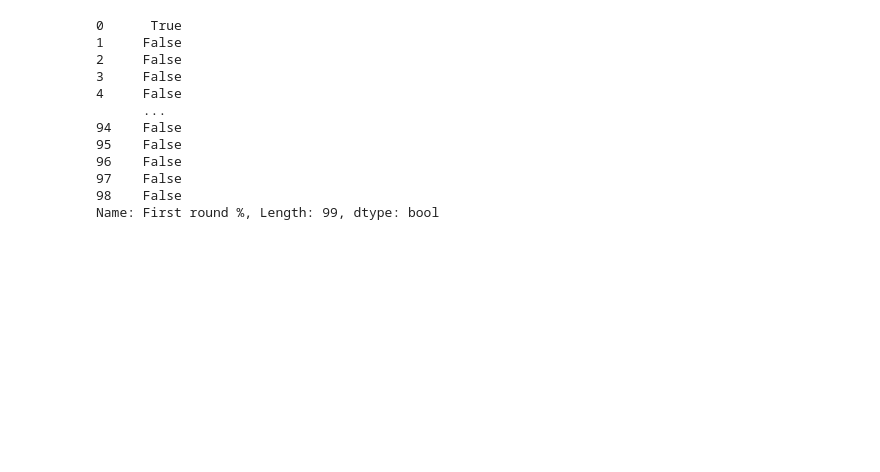
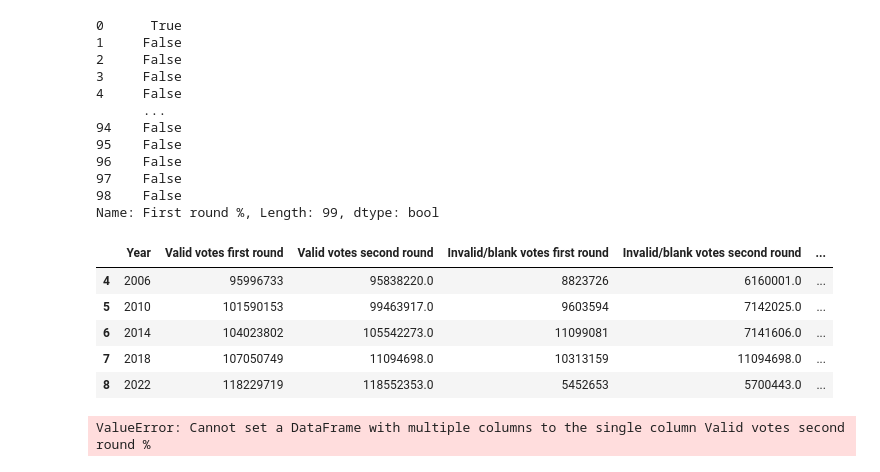
Before and after one commit to guilhermelaviola/BrazilianPresidentialElections, a Jupyter notebook: BrazilianPresidentialElections.ipynb, the cells around one changed output. Cells and saved outputs as stored; diff of their text form; code cells hidden in the pictures; blank space fills up the shorter version.

Commit message:
I added a function.

```diff
--- a/BrazilianPresidentialElections.ipynb
+++ b/BrazilianPresidentialElections.ipynb
@@ -91,3 +91,39 @@ print(greatest_results)
 97    False
 98    False
 Name: First round %, Length: 99, dtype: bool
+# %%
+# Analysing valid/invalid votes (first round):
+def valid_votes_1st_percentage(row):
+  valid_votes_1st = row['Valid votes first round']
+  invalid_votes_1st = row['Invalid/blank votes first round']
+  registered_voters = row['Registered voters/turnout']
+
+  result = (valid_votes_1st / registered_voters) * 100
+
+  return result
+
+# Applying the function above on a column of the dataset and generating a new column as result:
+voters['Valid votes first round %'] = voters.apply(valid_votes_1st_percentage, axis=1)
+voters.tail()
+# %% [output]
+|  | Year | Valid votes first round | Valid votes second round | Invalid/blank votes first round | Invalid/blank votes second round | ... |
+| 4 | 2006 | 95996733 | 95838220.0 | 8823726 | 6160001.0 | ... |
+| 5 | 2010 | 101590153 | 99463917.0 | 9603594 | 7142025.0 | ... |
+| 6 | 2014 | 104023802 | 105542273.0 | 11099081 | 7141606.0 | ... |
+| 7 | 2018 | 107050749 | 11094698.0 | 10313159 | 11094698.0 | ... |
+| 8 | 2022 | 118229719 | 118552353.0 | 5452653 | 5700443.0 | ... |
+# %%
+def valid_votes_2nd_percentage(row):
+  valid_votes_2nd = row['Valid votes second round']
+  invalid_votes_2nd = row['Invalid/blank votes second round']
+  registered_voters = voters['Registered voters/turnout']
+
+  result = (valid_votes_2nd / registered_voters) * 100
+
+  return result
+
+# Applying the function above on a column of the dataset and generating a new column as result:
+voters['Valid votes second round %'] = voters.apply(valid_votes_2nd_percentage, axis=1)
+voters.tail()
+# %% [output]
+ValueError: Cannot set a DataFrame with multiple columns to the single column Valid votes second round %
```
